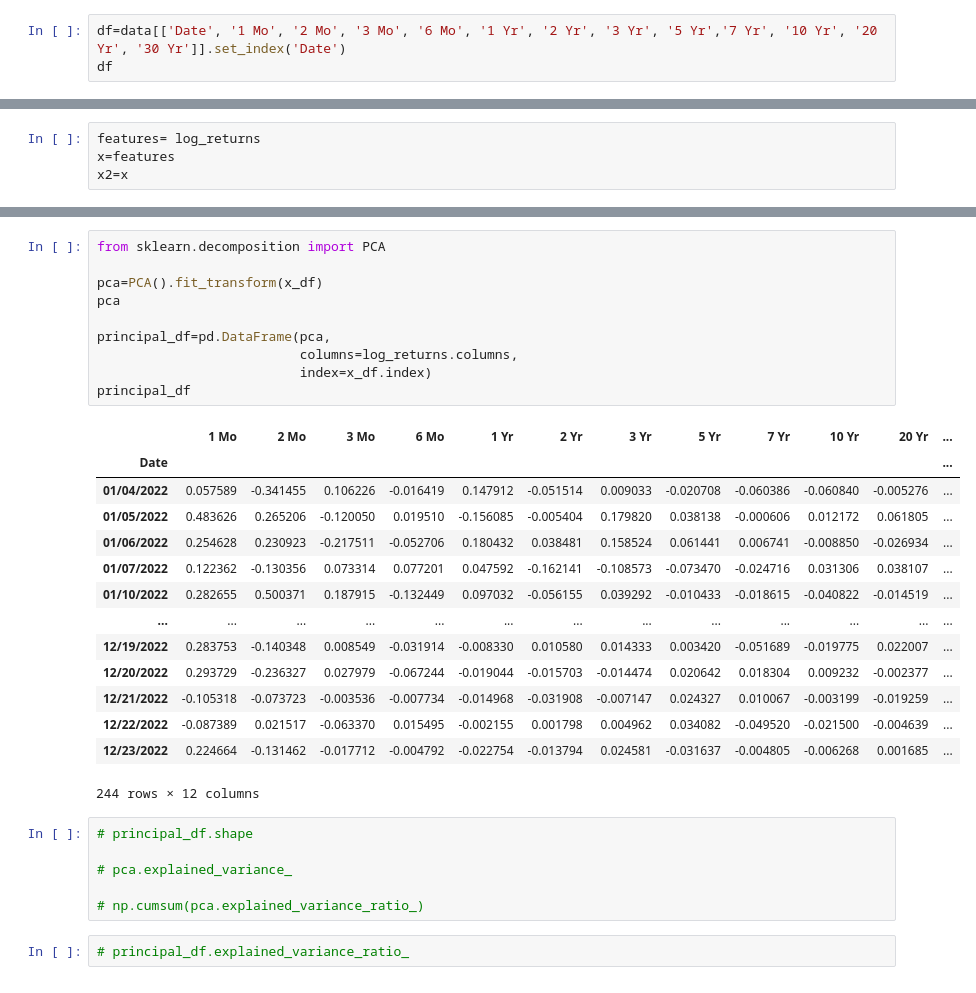
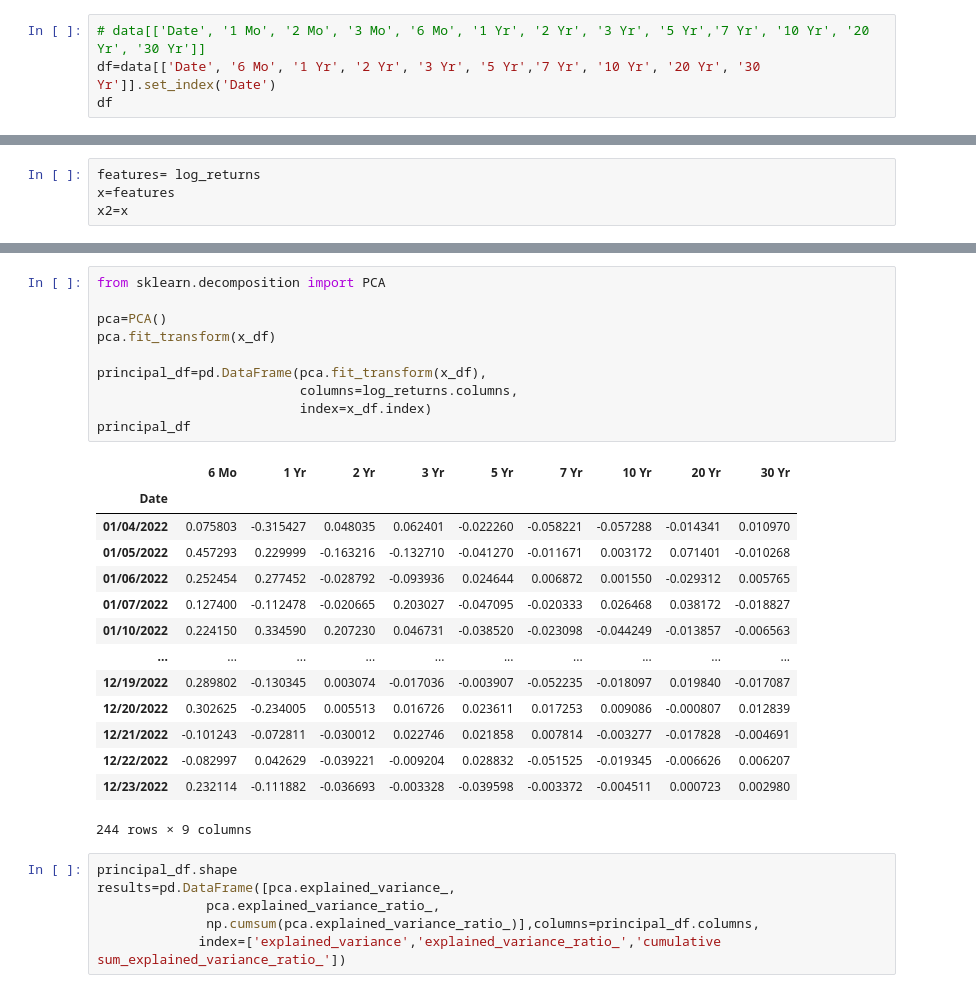
Before and after one commit to AMAYadav/PROJECTS-, a Jupyter notebook: market_risk_01_pca.ipynb, the cells around one changed output, grey strips where cells are left out. Drawn from its saved outputs; the diff is of its cells as text.

```diff
--- a/market_risk_01_pca.ipynb
+++ b/market_risk_01_pca.ipynb
@@ -27,6 +27,7 @@ data
 | 244 | 12/23/2022 | NaN | NaN | NaN | NaN | NaN | ... |
 245 rows × 23 columns
 # %%
-df=data[['Date', '1 Mo', '2 Mo', '3 Mo', '6 Mo', '1 Yr', '2 Yr', '3 Yr', '5 Yr','7 Yr', '10 Yr', '20 Yr', '30 Yr']].set_index('Date')
+# data[['Date', '1 Mo', '2 Mo', '3 Mo', '6 Mo', '1 Yr', '2 Yr', '3 Yr', '5 Yr','7 Yr', '10 Yr', '20 Yr', '30 Yr']]
+df=data[['Date', '6 Mo', '1 Yr', '2 Yr', '3 Yr', '5 Yr','7 Yr', '10 Yr', '20 Yr', '30 Yr']].set_index('Date')
 df
 # %% [output]
@@ -182,33 +109,31 @@ x_df
 # %%
 from sklearn.decomposition import PCA
 
-pca=PCA().fit_transform(x_df)
-pca
+pca=PCA()
+pca.fit_transform(x_df)
 
-principal_df=pd.DataFrame(pca,
+principal_df=pd.DataFrame(pca.fit_transform(x_df),
                           columns=log_returns.columns,
                           index=x_df.index)
 principal_df
 # %% [output]
-|  | 1 Mo | 2 Mo | 3 Mo | 6 Mo | 1 Yr | 2 Yr | 3 Yr | 5 Yr | 7 Yr | 10 Yr | 20 Yr | ... |
-| Date |  |  |  |  |  |  |  |  |  |  |  | ... |
-| 01/04/2022 | 0.057589 | -0.341455 | 0.106226 | -0.016419 | 0.147912 | -0.051514 | 0.009033 | -0.020708 | -0.060386 | -0.060840 | -0.005276 | ... |
-| 01/05/2022 | 0.483626 | 0.265206 | -0.120050 | 0.019510 | -0.156085 | -0.005404 | 0.179820 | 0.038138 | -0.000606 | 0.012172 | 0.061805 | ... |
-| 01/06/2022 | 0.254628 | 0.230923 | -0.217511 | -0.052706 | 0.180432 | 0.038481 | 0.158524 | 0.061441 | 0.006741 | -0.008850 | -0.026934 | ... |
-| 01/07/2022 | 0.122362 | -0.130356 | 0.073314 | 0.077201 | 0.047592 | -0.162141 | -0.108573 | -0.073470 | -0.024716 | 0.031306 | 0.038107 | ... |
-| 01/10/2022 | 0.282655 | 0.500371 | 0.187915 | -0.132449 | 0.097032 | -0.056155 | 0.039292 | -0.010433 | -0.018615 | -0.040822 | -0.014519 | ... |
-| ... | ... | ... | ... | ... | ... | ... | ... | ... | ... | ... | ... | ... |
-| 12/19/2022 | 0.283753 | -0.140348 | 0.008549 | -0.031914 | -0.008330 | 0.010580 | 0.014333 | 0.003420 | -0.051689 | -0.019775 | 0.022007 | ... |
-| 12/20/2022 | 0.293729 | -0.236327 | 0.027979 | -0.067244 | -0.019044 | -0.015703 | -0.014474 | 0.020642 | 0.018304 | 0.009232 | -0.002377 | ... |
-| 12/21/2022 | -0.105318 | -0.073723 | -0.003536 | -0.007734 | -0.014968 | -0.031908 | -0.007147 | 0.024327 | 0.010067 | -0.003199 | -0.019259 | ... |
-| 12/22/2022 | -0.087389 | 0.021517 | -0.063370 | 0.015495 | -0.002155 | 0.001798 | 0.004962 | 0.034082 | -0.049520 | -0.021500 | -0.004639 | ... |
-| 12/23/2022 | 0.224664 | -0.131462 | -0.017712 | -0.004792 | -0.022754 | -0.013794 | 0.024581 | -0.031637 | -0.004805 | -0.006268 | 0.001685 | ... |
+|  | 6 Mo | 1 Yr | 2 Yr | 3 Yr | 5 Yr | 7 Yr | 10 Yr | 20 Yr | 30 Yr |
+| Date |  |  |  |  |  |  |  |  |  |
+| 01/04/2022 | 0.075803 | -0.315427 | 0.048035 | 0.062401 | -0.022260 | -0.058221 | -0.057288 | -0.014341 | 0.010970 |
+| 01/05/2022 | 0.457293 | 0.229999 | -0.163216 | -0.132710 | -0.041270 | -0.011671 | 0.003172 | 0.071401 | -0.010268 |
+| 01/06/2022 | 0.252454 | 0.277452 | -0.028792 | -0.093936 | 0.024644 | 0.006872 | 0.001550 | -0.029312 | 0.005765 |
+| 01/07/2022 | 0.127400 | -0.112478 | -0.020665 | 0.203027 | -0.047095 | -0.020333 | 0.026468 | 0.038172 | -0.018827 |
+| 01/10/2022 | 0.224150 | 0.334590 | 0.207230 | 0.046731 | -0.038520 | -0.023098 | -0.044249 | -0.013857 | -0.006563 |
+| ... | ... | ... | ... | ... | ... | ... | ... | ... | ... |
+| 12/19/2022 | 0.289802 | -0.130345 | 0.003074 | -0.017036 | -0.003907 | -0.052235 | -0.018097 | 0.019840 | -0.017087 |
+| 12/20/2022 | 0.302625 | -0.234005 | 0.005513 | 0.016726 | 0.023611 | 0.017253 | 0.009086 | -0.000807 | 0.012839 |
+| 12/21/2022 | -0.101243 | -0.072811 | -0.030012 | 0.022746 | 0.021858 | 0.007814 | -0.003277 | -0.017828 | -0.004691 |
+| 12/22/2022 | -0.082997 | 0.042629 | -0.039221 | -0.009204 | 0.028832 | -0.051525 | -0.019345 | -0.006626 | 0.006207 |
+| 12/23/2022 | 0.232114 | -0.111882 | -0.036693 | -0.003328 | -0.039598 | -0.003372 | -0.004511 | 0.000723 | 0.002980 |
-244 rows × 12 columns
+244 rows × 9 columns
 # %%
-# principal_df.shape
-
-# pca.explained_variance_
-
-# np.cumsum(pca.explained_variance_ratio_)
+principal_df.shape
+results=pd.DataFrame([pca.explained_variance_,
+              pca.explained_variance_ratio_,
+              np.cumsum(pca.explained_variance_ratio_)],columns=principal_df.columns,
+             index=['explained_variance','explained_variance_ratio_','cumulative sum_explained_variance_ratio_'])
-# %%
-# principal_df.explained_variance_ratio_
```
Also changed, not shown: parts of 8 cells of this notebook.
